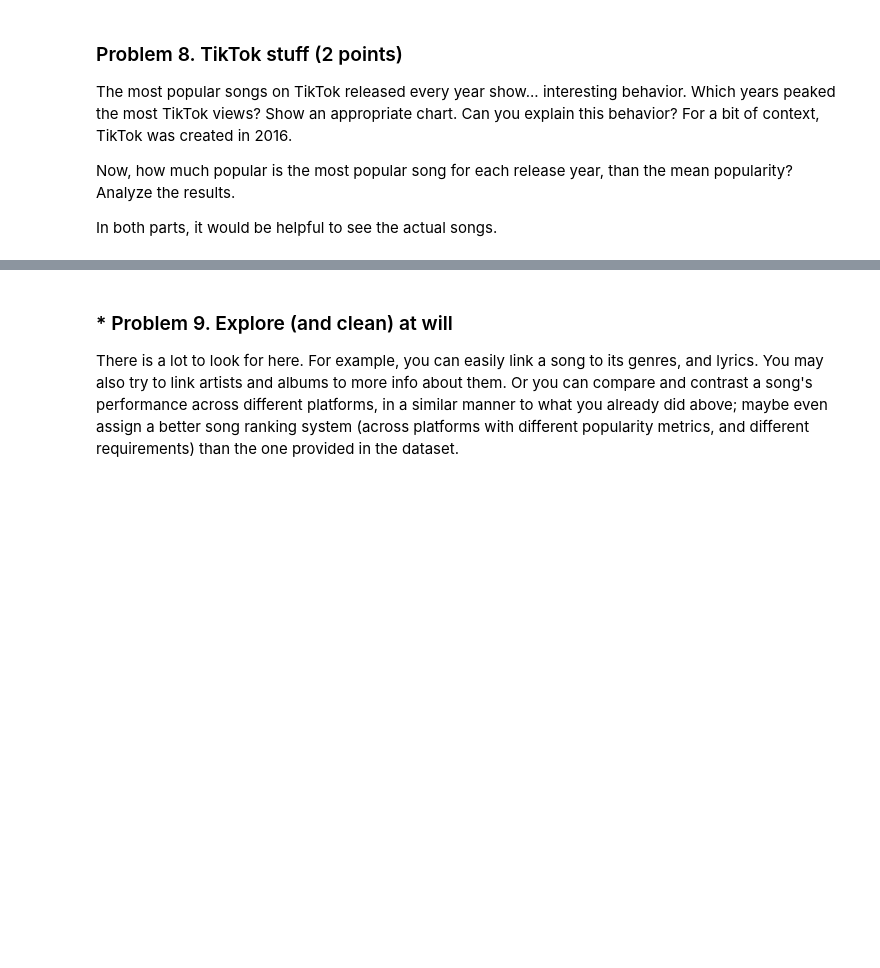
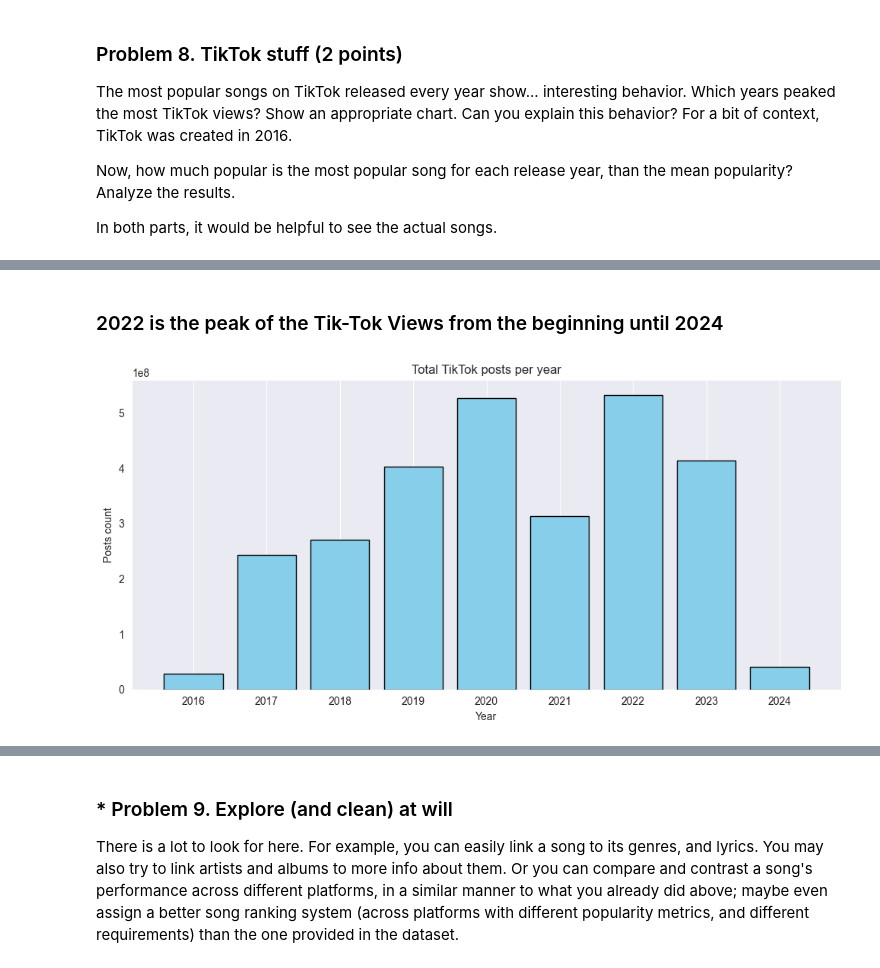
Before and after one commit to plamensve/Data_Science_Upskill_Softuni, a Jupyter notebook: 05_data_visualization_exploratory_data_analysis/Data Visualization and EDA Lab.ipynb, the cells around one changed output, grey strips where cells are left out. Cells and saved outputs as stored; diff of their text form; code cells hidden in the pictures; blank space fills up the shorter version.

```diff
--- a/05_data_visualization_exploratory_data_analysis/Data Visualization and EDA Lab.ipynb
+++ b/05_data_visualization_exploratory_data_analysis/Data Visualization and EDA Lab.ipynb
@@ -641,0 +719,14 @@ In both parts, it would be helpful to see the actual songs.
+# %% [markdown]
+### 2022 is the peak of the Tik-Tok Views from the beginning until 2024
+# %%
+plt.figure(figsize=(10, 5))
+plt.bar(summary_by_year['year'], summary_by_year['tiktok_posts'], color='skyblue', edgecolor='black')
+plt.xlabel('Year')
+plt.ylabel('Posts count')
+plt.title('Total TikTok posts per year')
+plt.xticks(summary_by_year['year'])
+plt.grid(axis='y')
+plt.tight_layout()
+plt.show()
+# %% [output]
+[figure, added]
```
Also changed, not shown: parts of 11 cells of this notebook.
